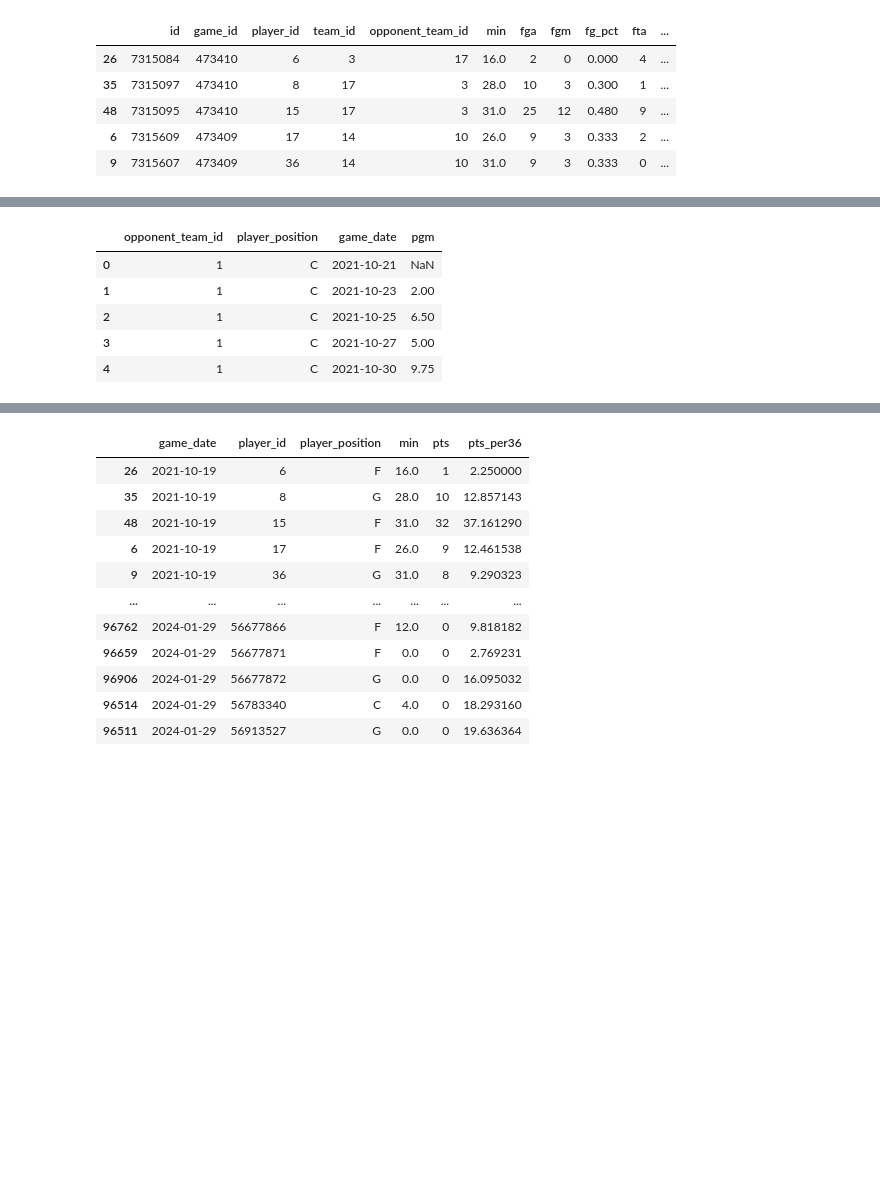
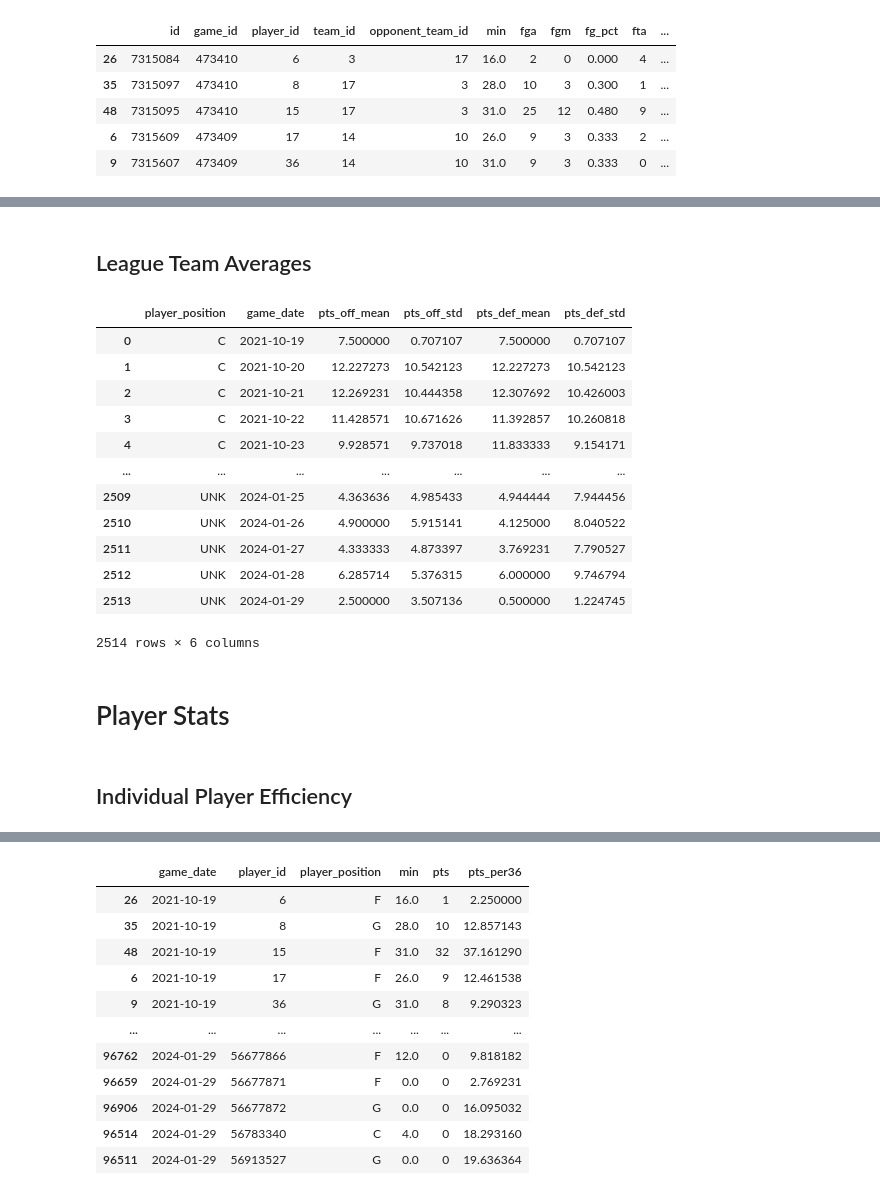
Before and after one commit to curtishiga/NBAstats, a Jupyter notebook: NBA Analysis.ipynb, the cells around one changed output, grey strips where cells are left out. Drawn from its saved outputs; the diff is of its cells as text; code cells hidden in the pictures; blank space fills up the shorter version.

```diff
--- a/NBA Analysis.ipynb
+++ b/NBA Analysis.ipynb
@@ -137,0 +190,2 @@ team_stats_by_game_pos = stats_dates_pos\
+# %% [markdown]
+## League Team Averages
@@ -138 +233,55 @@ team_stats_by_game_pos = stats_dates_pos\
+# %%
+# Calculate teams offensive pts production by position per game
+team_pos_off_pts_total = stats_dates_pos.groupby(['game_date',
+                                                  'player_position',
+                                                  'team_id'])\
+                            [['pts']]\
+                            .sum()\
+                            .reset_index()\
+                            .rename(columns = {'pts':'pts_off'})
+
+# Calculate teams defensive pts production by position per game
+team_pos_def_pts_total = stats_dates_pos.groupby(['game_date',
+                                                  'player_position',
+                                                  'opponent_team_id'])\
+                            [['pts']]\
+                            .sum()\
+                            .reset_index()\
+                            .rename(columns = {'opponent_team_id':'team_id',
+                                               'pts':'pts_def'})
+
+# Merge teams offensive and defensive production by position
+team_pos_eff_total = pd.merge(team_pos_off_pts_total,
+                               team_pos_def_pts_total,
+                               how = 'outer',
+                               left_on = ['game_date','team_id','player_position'],
+                               right_on = ['game_date','team_id','player_position'])
+# %%
+team_pos_rolling_eff = team_pos_eff_total\
+                        .groupby('player_position')\
+                        .apply(league_team_pts_stats)
+# %%
+team_pos_rolling_eff.columns = ['_'.join(i) for i in team_pos_rolling_eff.columns]
+# %%
+team_pos_rolling_eff.reset_index(inplace = True)
+# %%
+team_pos_rolling_eff
+# %% [output]
+|  | player_position | game_date | pts_off_mean | pts_off_std | pts_def_mean | pts_def_std |
+| 0 | C | 2021-10-19 | 7.500000 | 0.707107 | 7.500000 | 0.707107 |
+| 1 | C | 2021-10-20 | 12.227273 | 10.542123 | 12.227273 | 10.542123 |
+| 2 | C | 2021-10-21 | 12.269231 | 10.444358 | 12.307692 | 10.426003 |
+| 3 | C | 2021-10-22 | 11.428571 | 10.671626 | 11.392857 | 10.260818 |
+| 4 | C | 2021-10-23 | 9.928571 | 9.737018 | 11.833333 | 9.154171 |
+| ... | ... | ... | ... | ... | ... | ... |
+| 2509 | UNK | 2024-01-25 | 4.363636 | 4.985433 | 4.944444 | 7.944456 |
+| 2510 | UNK | 2024-01-26 | 4.900000 | 5.915141 | 4.125000 | 8.040522 |
+| 2511 | UNK | 2024-01-27 | 4.333333 | 4.873397 | 3.769231 | 7.790527 |
+| 2512 | UNK | 2024-01-28 | 6.285714 | 5.376315 | 6.000000 | 9.746794 |
+| 2513 | UNK | 2024-01-29 | 2.500000 | 3.507136 | 0.500000 | 1.224745 |
+2514 rows × 6 columns
+# %% [markdown]
+# Player Stats
+# %% [markdown]
+## Individual Player Efficiency
 # %%
@@ -157,9 +298,0 @@ team_stats_rolling_eff = team_stats_by_game_pos.groupby(['opponent_team_id','pla
-# %%
-team_stats_rolling_eff.head()
-# %% [output]
-|  | opponent_team_id | player_position | game_date | pgm |
-| 0 | 1 | C | 2021-10-21 | NaN |
-| 1 | 1 | C | 2021-10-23 | 2.00 |
-| 2 | 1 | C | 2021-10-25 | 6.50 |
-| 3 | 1 | C | 2021-10-27 | 5.00 |
-| 4 | 1 | C | 2021-10-30 | 9.75 |
```
Also changed, not shown: parts of 57 cells of this notebook, 1 other file.
